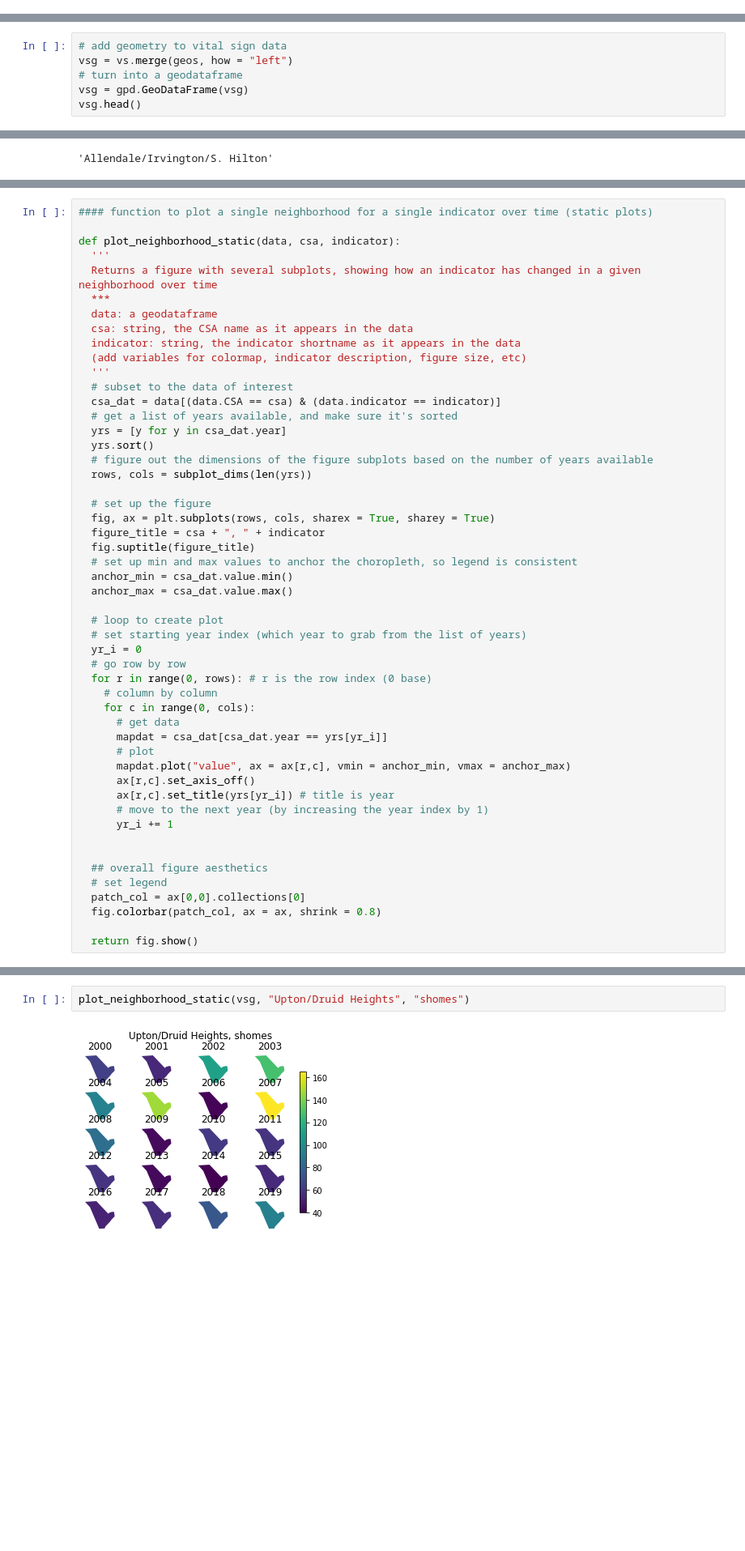
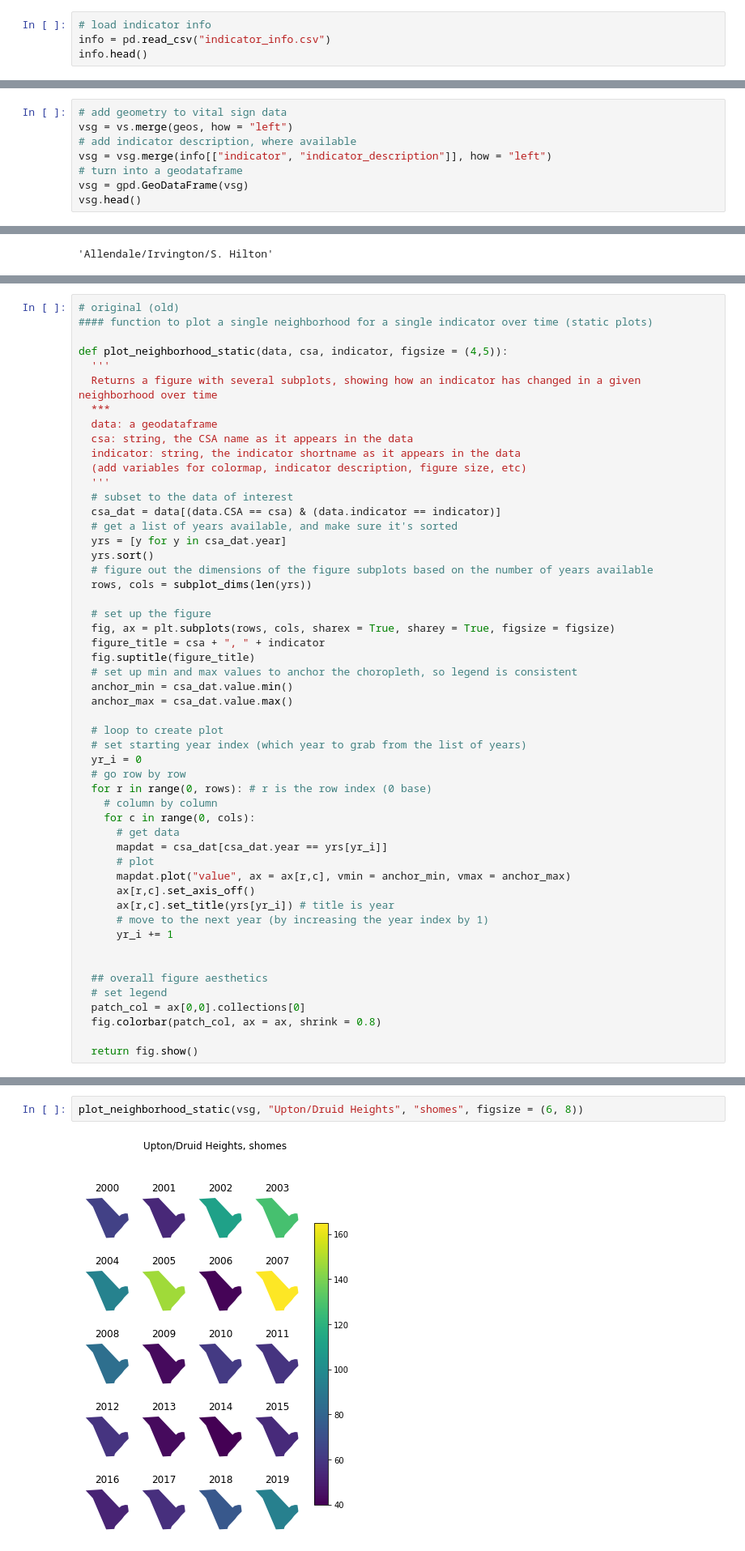
Before and after one commit to ejf78/cdc_vitalsigns, a Jupyter notebook: Vital Signs Analysis.ipynb, the cells around one changed output, grey strips where cells are left out. Shown: that part at 81% size. Saved outputs shown, nothing was run; the diff lists cells and outputs as text; blank space fills up the shorter version.

```diff
--- a/Vital Signs Analysis.ipynb
+++ b/Vital Signs Analysis.ipynb
@@ -349,3 +349,7 @@ api_df.head()
 | femaleXX | 3 | Total Female Population | femaleXX | Census Demographics | https://services1.arcgis.com/mVFR... | 1 |
 | paaXX | 4 | Percent of Residents - Black/Afri... | paaXX | Census Demographics | https://services1.arcgis.com/mVFR... | 1 |
 | pwhiteXX | 5 | Percent of Residents - White/Cauc... | pwhiteXX | Census Demographics | https://services1.arcgis.com/mVFR... | 1 |
+# %%
+# load indicator info
+info = pd.read_csv("indicator_info.csv")
+info.head()
@@ -407,6 +434,8 @@ geos.head()
 # %%
 # add geometry to vital sign data
 vsg = vs.merge(geos, how = "left")
+# add indicator description, where available
+vsg = vsg.merge(info[["indicator", "indicator_description"]], how = "left")
 # turn into a geodataframe
 vsg = gpd.GeoDataFrame(vsg)
 vsg.head()
@@ -561,7 +652,8 @@ def subplot_dims(data_len):
 # %%
+# original (old)
 #### function to plot a single neighborhood for a single indicator over time (static plots)
 
-def plot_neighborhood_static(data, csa, indicator):
+def plot_neighborhood_static(data, csa, indicator, figsize = (4,5)):
   '''
   Returns a figure with several subplots, showing how an indicator has changed in a given neighborhood over time
   ***
@@ -579,7 +671,7 @@ def plot_neighborhood_static(data, csa, indicator):
   rows, cols = subplot_dims(len(yrs))
 
   # set up the figure
-  fig, ax = plt.subplots(rows, cols, sharex = True, sharey = True)
+  fig, ax = plt.subplots(rows, cols, sharex = True, sharey = True, figsize = figsize)
   figure_title = csa + ", " + indicator
   fig.suptitle(figure_title)
   # set up min and max values to anchor the choropleth, so legend is consistent
@@ -614,6 +706,6 @@ plot_neighborhood_static(vsg, "Canton", "lifexp")
 # %% [output]
 [figure]
 # %%
-plot_neighborhood_static(vsg, "Upton/Druid Heights", "shomes")
+plot_neighborhood_static(vsg, "Upton/Druid Heights", "shomes", figsize = (6, 8))
 # %% [output]
-[figure, old version]
+[figure, new version]
```
Also changed, not shown: parts of 25 cells of this notebook.
